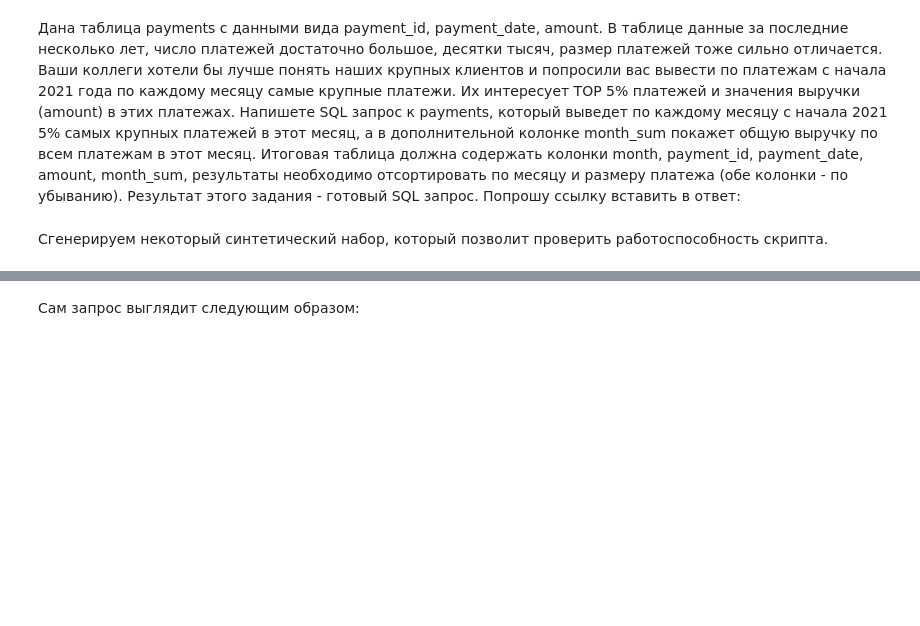
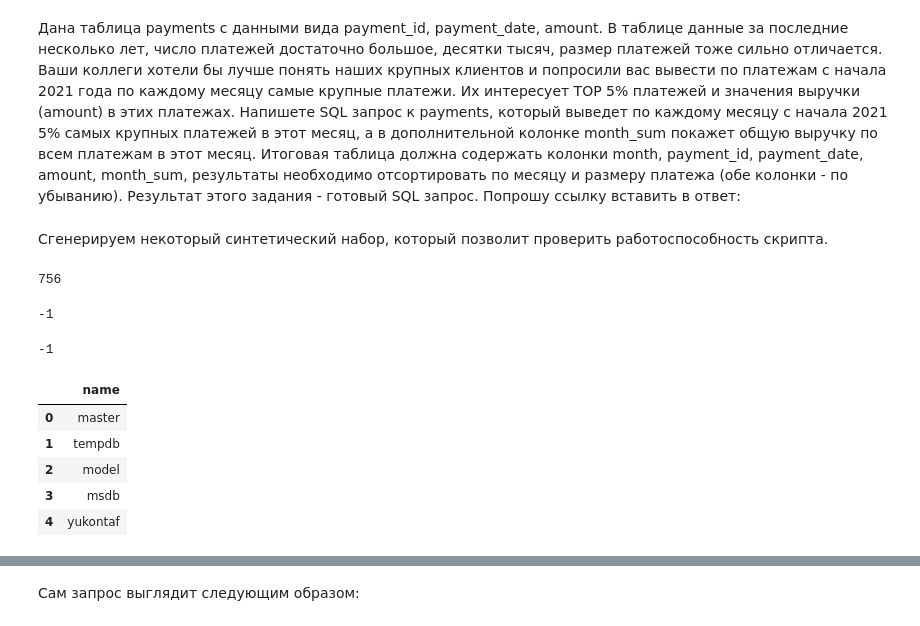
Before and after one commit to yukontaf/HeadRepo, a Jupyter notebook: NRepo/150222_190B.ipynb, the cells around one changed output, grey strips where cells are left out. Saved outputs shown, nothing was run; the diff lists cells and outputs as text; code cells hidden in the pictures; blank space fills up the shorter version.

```diff
--- a/NRepo/DSw-190B.ipynb
+++ b/NRepo/150222_190B.ipynb
@@ -50,0 +100,7 @@ def send(table, name):
+# %%
+# !kaggle datasets download -d yamqwe/the-big-mac-economic-index
+file = '/Users/glebsokolov/Downloads/airbnb.csv'
+send(path=file)
+# os.remove(file)
+# %% [output]
+756
@@ -50,0 +124,19 @@ def send(table, name):
+# %%
+df.to_sql("airbnb", engine, if_exists="replace", index=False)
+# %% [output]
+-1
+# %%
+df[df.columns].to_sql('departmentTest', con=engine, if_exists='append', chunksize=1000)
+# %% [output]
+-1
+# %%
+get_tables = "select * from sysobjects where xtype='U'"
+get_dbs = "select name from sys.databases"
+pd.read_sql(get_dbs, con=engine)
+# %% [output]
+|  | name |
+| 0 | master |
+| 1 | tempdb |
+| 2 | model |
+| 3 | msdb |
+| 4 | yukontaf |
```
Also changed, not shown: parts of 12 cells of this notebook, 17 other files.
